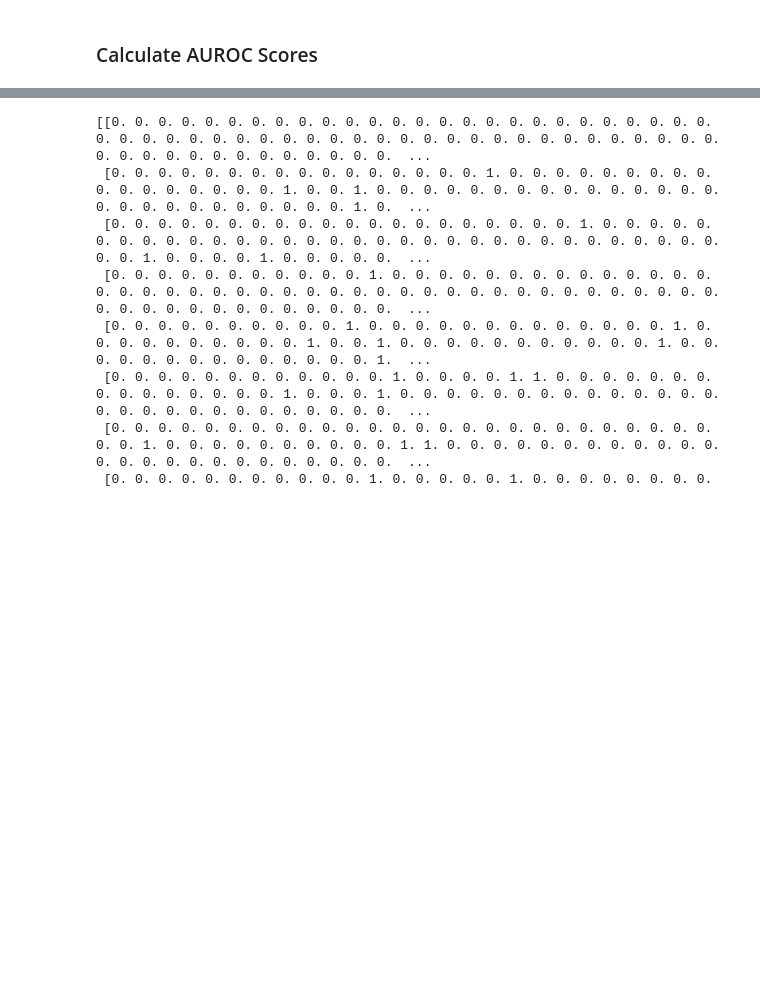
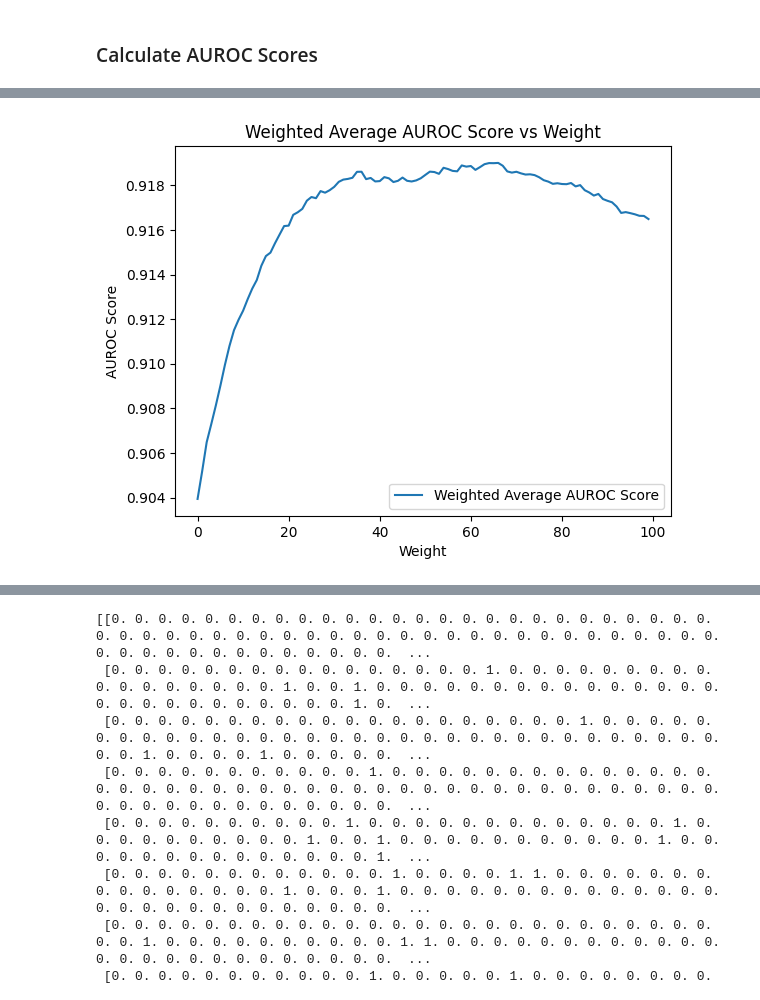
Before and after one commit to cameronmains/grnreconstruction, a Jupyter notebook: src/data_preprocessing/Random_forest_att1.ipynb, the cells around one changed output, grey strips where cells are left out. Cells and saved outputs as stored; diff of their text form; code cells hidden in the pictures; blank space fills up the shorter version.

Commit message:
Added pearson and lasso

```diff
--- a/src/data_preprocessing/Random_forest_att1.ipynb
+++ b/src/data_preprocessing/Random_forest_att1.ipynb
@@ -261,0 +291,82 @@ Average AUROC Score et 5 mr: 0.6909773034072002
+# %%
+## Normalize columns of every importance matrix
+normalized_importance_matrix_pearson100mr = scaler.fit_transform(importance_matrix_pearson100mr.T).T
+normalized_importance_matrix_pearson40mr = scaler.fit_transform(importance_matrix_pearson40mr.T).T
+normalized_importance_matrix_pearson5mr = scaler.fit_transform(importance_matrix_pearson5mr.T).T
+normalized_importance_matrix_et100mr = scaler.fit_transform(importance_matrix_et.T).T
+normalized_importance_matrix_et40mr = scaler.fit_transform(importance_matrix_et_40mr.T).T
+normalized_importance_matrix_et5mr = scaler.fit_transform(importance_matrix_et_5mr.T).T
+
+average_auroc_scores = np.zeros((100, 1))
+best_auc = 0
+best_weight = 0
+for weight in range(100):
+
+    weight1 = weight/100
+    weight2 = 1 - weight1
+## Weighted Average Importance Scores
+    importance_100mr = (weight1 * normalized_importance_matrix_pearson100mr) + (weight2 * normalized_importance_matrix_et100mr)
+    auc_combined_100mr = get_auc_scores(importance_100mr, ground_truth_matrix)
+    average_auroc_scores[weight] = np.mean(auc_combined_100mr)
+
+
+    if np.mean(auc_combined_100mr) > best_auc:
+        best_auc = np.mean(auc_combined_100mr)
+        best_weight = weight1
+
+average_auroc_scores1 = np.zeros((100, 1))
+best_auc1 = 0
+best_weight1 = 0
+for weight in range(100):
+    weight1 = weight/100
+    weight2 = 1 - weight1
+    importance_40mr = (weight1 * normalized_importance_matrix_pearson40mr) + (weight2 * normalized_importance_matrix_et40mr)
+    auc_combined_40mr = get_auc_scores(importance_40mr, ground_truth_matrix40mr)
+    average_auroc_scores1[weight] = np.mean(auc_combined_40mr)
+
+    if np.mean(auc_combined_40mr) > best_auc1:
+        best_auc1 = np.mean(auc_combined_40mr)
+        best_weight1 = weight1
+
+average_auroc_scores2 = np.zeros((100, 1))
+best_auc2 = 0
+best_weight2 = 0
+for weight in range(100):
+    weight1 = weight/100
+    weight2 = 1 - weight1
+    importance_5mr = (weight1 * normalized_importance_matrix_pearson5mr) + (weight2 * normalized_importance_matrix_et5mr)
+    auc_combined_5mr = get_auc_scores(importance_5mr, ground_truth_matrix5mr)
+    average_auroc_scores2[weight] = np.mean(auc_combined_5mr)
+    if np.mean(auc_combined_5mr) > best_auc2:
+        best_auc2 = np.mean(auc_combined_5mr)
+        best_weight2 = weight1
+
+
+plt.plot(average_auroc_scores, label='Weighted Average AUROC Score')
+plt.xlabel('Weight')
+plt.ylabel('AUROC Score')
+plt.title('Weighted Average AUROC Score vs Weight')
+plt.legend()
+plt.show()
+print(f"Best AUROC Score: {best_auc}")
+print(f"Best Weight: {best_weight}")
+
+plt.plot(average_auroc_scores1, label='Weighted Average AUROC Score')
+plt.xlabel('Weight')
+plt.ylabel('AUROC Score')
+plt.title('Weighted Average AUROC Score vs Weight')
+plt.legend()
+plt.show()
+print(f"Best AUROC Score: {best_auc1}")
+print(f"Best Weight: {best_weight1}")
+
+plt.plot(average_auroc_scores2, label='Weighted Average AUROC Score')
+plt.xlabel('Weight')
+plt.ylabel('AUROC Score')
+plt.title('Weighted Average AUROC Score vs Weight')
+plt.legend()
+plt.show()
+print(f"Best AUROC Score: {best_auc2}")
+print(f"Best Weight: {best_weight2}")
+# %% [output]
+[figure, added]
```
Also changed, not shown: parts of 4 cells of this notebook, 2 other files.
